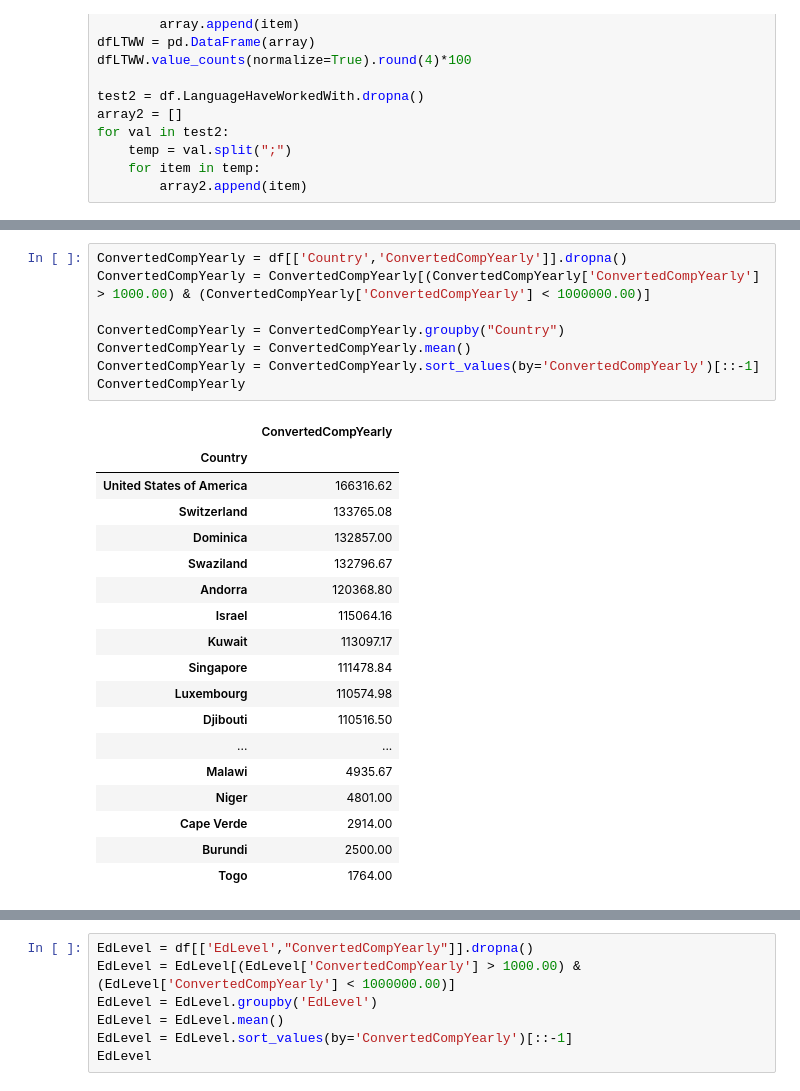
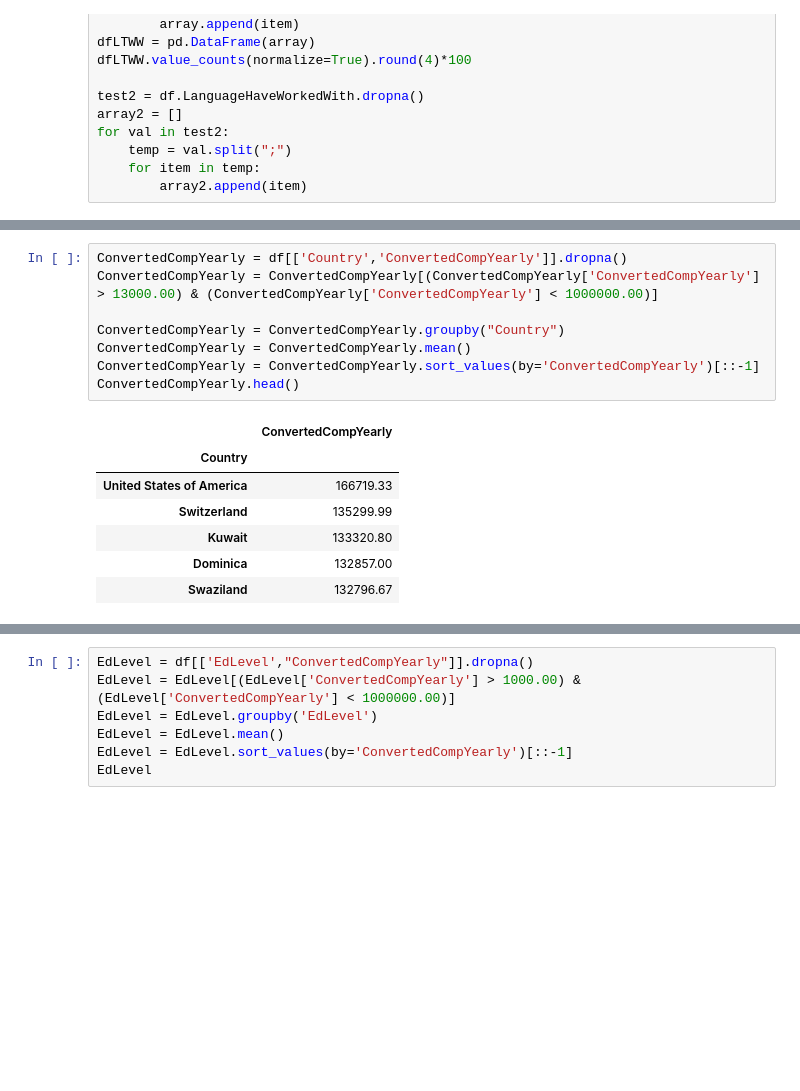
Before and after one commit to lLeonerde/Stackoverflow-survey, a Jupyter notebook: jupyter.ipynb, the cells around one changed output, grey strips where cells are left out. Cells and saved outputs as stored; diff of their text form; blank space fills up the shorter version.

```diff
--- a/jupyter.ipynb
+++ b/jupyter.ipynb
@@ -108,30 +115,19 @@ plt.show()
 # %%
 ConvertedCompYearly = df[['Country','ConvertedCompYearly']].dropna()
-ConvertedCompYearly = ConvertedCompYearly[(ConvertedCompYearly['ConvertedCompYearly'] > 1000.00) & (ConvertedCompYearly['ConvertedCompYearly'] < 1000000.00)]
+ConvertedCompYearly = ConvertedCompYearly[(ConvertedCompYearly['ConvertedCompYearly'] > 13000.00) & (ConvertedCompYearly['ConvertedCompYearly'] < 1000000.00)]
 
 ConvertedCompYearly = ConvertedCompYearly.groupby("Country")
 ConvertedCompYearly = ConvertedCompYearly.mean()
 ConvertedCompYearly = ConvertedCompYearly.sort_values(by='ConvertedCompYearly')[::-1]
-ConvertedCompYearly
+ConvertedCompYearly.head()
 # %% [output]
 |  | ConvertedCompYearly |
 | Country |  |
-| United States of America | 166316.62 |
-| Switzerland | 133765.08 |
+| United States of America | 166719.33 |
+| Switzerland | 135299.99 |
+| Kuwait | 133320.80 |
 | Dominica | 132857.00 |
 | Swaziland | 132796.67 |
-| Andorra | 120368.80 |
-| Israel | 115064.16 |
-| Kuwait | 113097.17 |
-| Singapore | 111478.84 |
-| Luxembourg | 110574.98 |
-| Djibouti | 110516.50 |
-| ... | ... |
-| Malawi | 4935.67 |
-| Niger | 4801.00 |
-| Cape Verde | 2914.00 |
-| Burundi | 2500.00 |
-| Togo | 1764.00 |
 # %%
 RemoteWork = df[['RemoteWork', 'ConvertedCompYearly']].dropna()
 RemoteWork = RemoteWork[(RemoteWork['ConvertedCompYearly'] > 1000.00) & (RemoteWork['ConvertedCompYearly'] < 1000000.00)]
```
Also changed, not shown: parts of 5 cells of this notebook.
